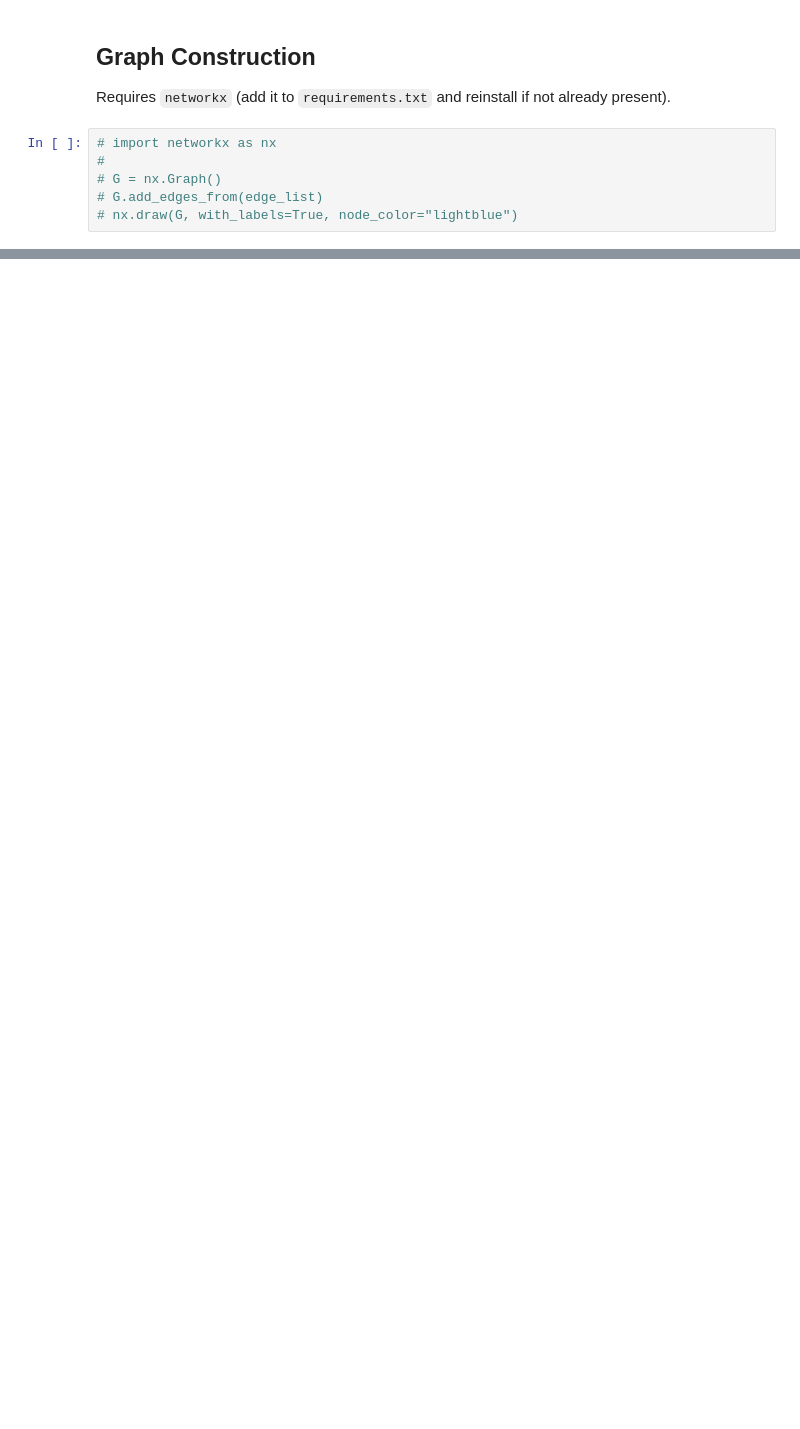
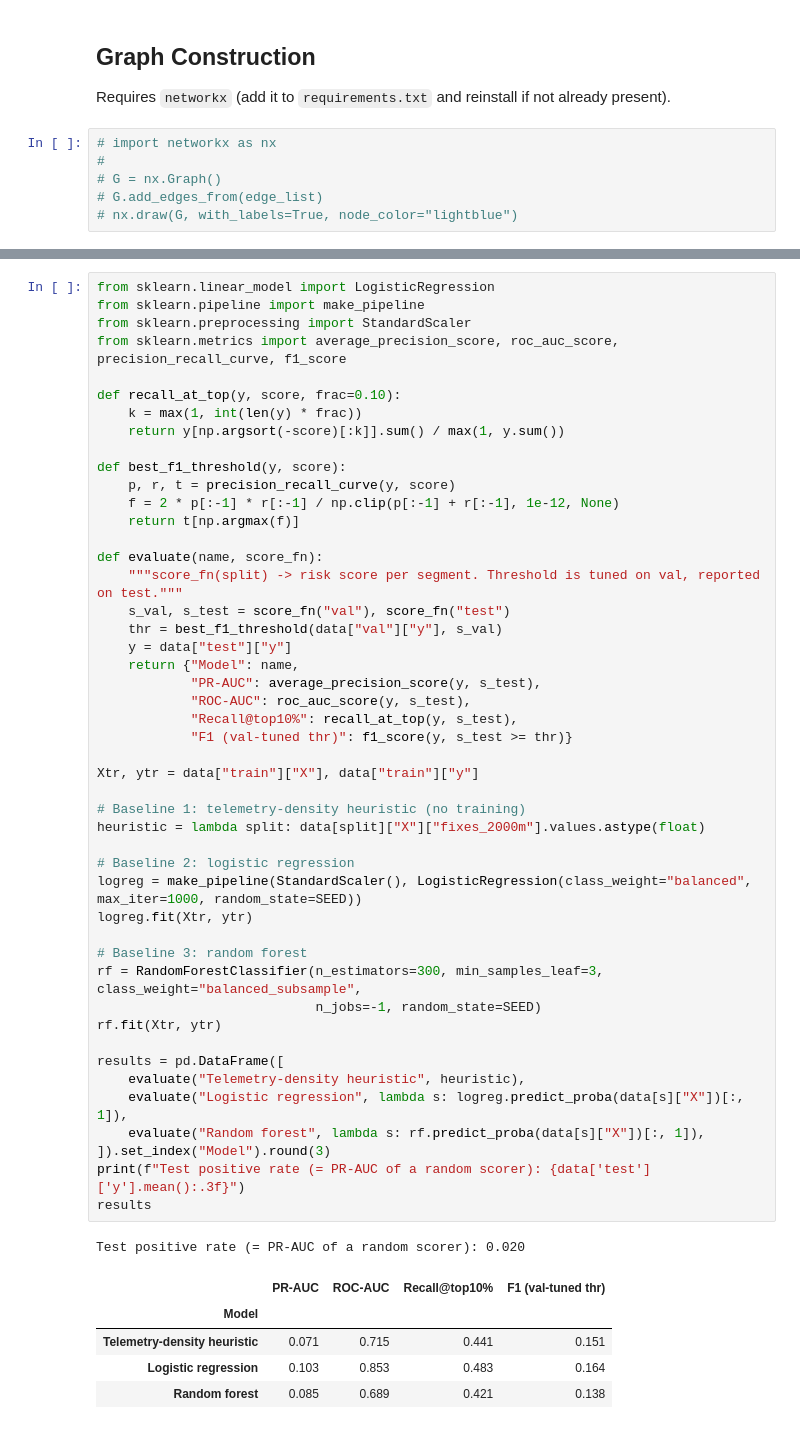
Before and after one commit to JerRMartin/Graph-Based-Risk-Mapping, a Jupyter notebook: notebooks/notebook.ipynb, the cells around one changed output, grey strips where cells are left out. Saved outputs shown, nothing was run; the diff lists cells and outputs as text; blank space fills up the shorter version.

```diff
--- a/notebooks/notebook.ipynb
+++ b/notebooks/notebook.ipynb
@@ -252,0 +419,54 @@ Requires `networkx` (add it to `requirements.txt` and reinstall if not already p
+# %%
+from sklearn.linear_model import LogisticRegression
+from sklearn.pipeline import make_pipeline
+from sklearn.preprocessing import StandardScaler
+from sklearn.metrics import average_precision_score, roc_auc_score, precision_recall_curve, f1_score
+
+def recall_at_top(y, score, frac=0.10):
+    k = max(1, int(len(y) * frac))
+    return y[np.argsort(-score)[:k]].sum() / max(1, y.sum())
+
+def best_f1_threshold(y, score):
+    p, r, t = precision_recall_curve(y, score)
+    f = 2 * p[:-1] * r[:-1] / np.clip(p[:-1] + r[:-1], 1e-12, None)
+    return t[np.argmax(f)]
+
+def evaluate(name, score_fn):
+    """score_fn(split) -> risk score per segment. Threshold is tuned on val, reported on test."""
+    s_val, s_test = score_fn("val"), score_fn("test")
+    thr = best_f1_threshold(data["val"]["y"], s_val)
+    y = data["test"]["y"]
+    return {"Model": name,
+            "PR-AUC": average_precision_score(y, s_test),
+            "ROC-AUC": roc_auc_score(y, s_test),
+            "Recall@top10%": recall_at_top(y, s_test),
+            "F1 (val-tuned thr)": f1_score(y, s_test >= thr)}
+
+Xtr, ytr = data["train"]["X"], data["train"]["y"]
+
+# Baseline 1: telemetry-density heuristic (no training)
+heuristic = lambda split: data[split]["X"]["fixes_2000m"].values.astype(float)
+
+# Baseline 2: logistic regression
+logreg = make_pipeline(StandardScaler(), LogisticRegression(class_weight="balanced", max_iter=1000, random_state=SEED))
+logreg.fit(Xtr, ytr)
+
+# Baseline 3: random forest
+rf = RandomForestClassifier(n_estimators=300, min_samples_leaf=3, class_weight="balanced_subsample",
+                            n_jobs=-1, random_state=SEED)
+rf.fit(Xtr, ytr)
+
+results = pd.DataFrame([
+    evaluate("Telemetry-density heuristic", heuristic),
+    evaluate("Logistic regression", lambda s: logreg.predict_proba(data[s]["X"])[:, 1]),
+    evaluate("Random forest", lambda s: rf.predict_proba(data[s]["X"])[:, 1]),
+]).set_index("Model").round(3)
+print(f"Test positive rate (= PR-AUC of a random scorer): {data['test']['y'].mean():.3f}")
+results
+# %% [output]
+Test positive rate (= PR-AUC of a random scorer): 0.020
+|  | PR-AUC | ROC-AUC | Recall@top10% | F1 (val-tuned thr) |
+| Model |  |  |  |  |
+| Telemetry-density heuristic | 0.071 | 0.715 | 0.441 | 0.151 |
+| Logistic regression | 0.103 | 0.853 | 0.483 | 0.164 |
+| Random forest | 0.085 | 0.689 | 0.421 | 0.138 |
```
Also changed, not shown: parts of 14 cells of this notebook, 2 other files.
